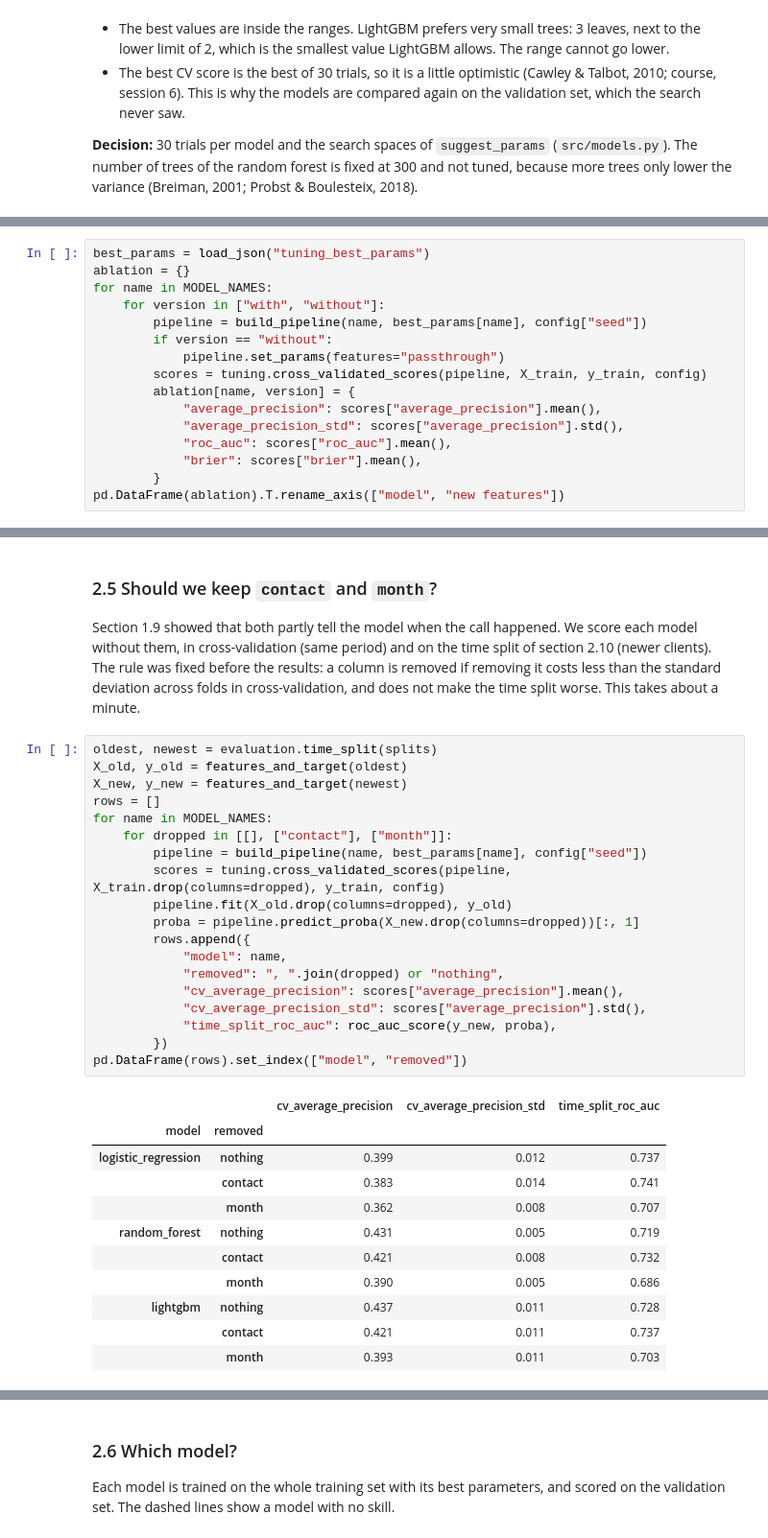
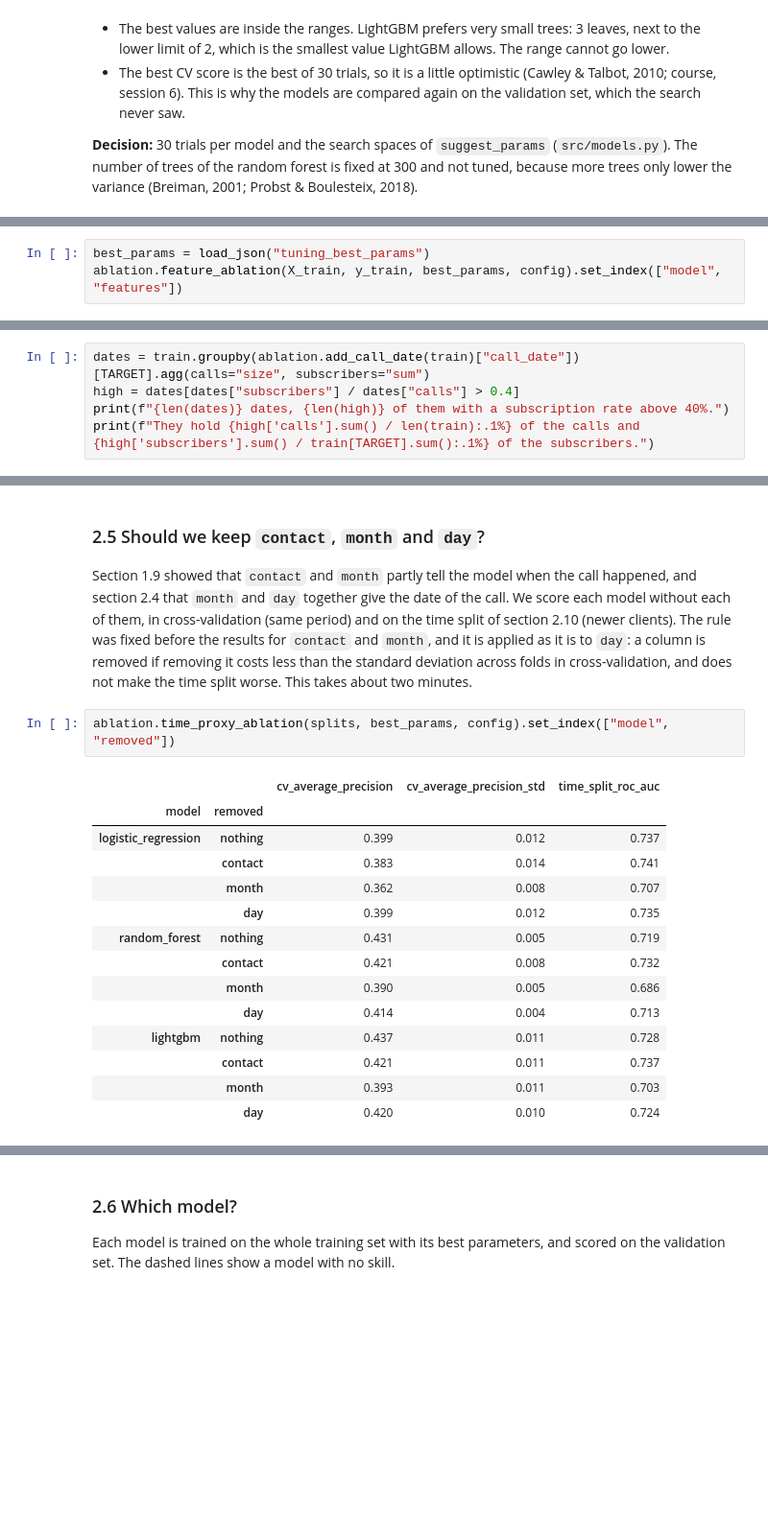
Before and after one commit to othmanedq/applied-ml, a Jupyter notebook: notebooks/design_choices.ipynb, the cells around one changed output, grey strips where cells are left out. Shown at 96% size. Saved outputs shown, nothing was run; the diff lists cells and outputs as text; blank space fills up the shorter version.

```diff
--- a/notebooks/design_choices.ipynb
+++ b/notebooks/design_choices.ipynb
@@ -348,17 +354,4 @@ Best parameters of each model, with and without `FeatureEngineer`. This takes ab
 # %%
 best_params = load_json("tuning_best_params")
-ablation = {}
-for name in MODEL_NAMES:
-    for version in ["with", "without"]:
-        pipeline = build_pipeline(name, best_params[name], config["seed"])
-        if version == "without":
-            pipeline.set_params(features="passthrough")
-        scores = tuning.cross_validated_scores(pipeline, X_train, y_train, config)
-        ablation[name, version] = {
-            "average_precision": scores["average_precision"].mean(),
-            "average_precision_std": scores["average_precision"].std(),
-            "roc_auc": scores["roc_auc"].mean(),
-            "brier": scores["brier"].mean(),
-        }
-pd.DataFrame(ablation).T.rename_axis(["model", "new features"])
+ablation.feature_ablation(X_train, y_train, best_params, config).set_index(["model", "features"])
 # %% [output]
@@ -372,0 +375,5 @@ pd.DataFrame(ablation).T.rename_axis(["model", "new features"])
+# %%
+dates = train.groupby(ablation.add_call_date(train)["call_date"])[TARGET].agg(calls="size", subscribers="sum")
+high = dates[dates["subscribers"] / dates["calls"] > 0.4]
+print(f"{len(dates)} dates, {len(high)} of them with a subscription rate above 40%.")
+print(f"They hold {high['calls'].sum() / len(train):.1%} of the calls and {high['subscribers'].sum() / train[TARGET].sum():.1%} of the subscribers.")
@@ -377,38 +389,24 @@ Neither feature improves any model: the differences are smaller than 0.002 AP, f
 # %% [markdown]
-### 2.5 Should we keep `contact` and `month`?
+### 2.5 Should we keep `contact`, `month` and `day`?
 
-Section 1.9 showed that both partly tell the model when the call happened. We score each model without them, in cross-validation (same period) and on the time split of section 2.10 (newer clients). The rule was fixed before the results: a column is removed if removing it costs less than the standard deviation across folds in cross-validation, and does not make the time split worse. This takes about a minute.
+Section 1.9 showed that `contact` and `month` partly tell the model when the call happened, and section 2.4 that `month` and `day` together give the date of the call. We score each model without each of them, in cross-validation (same period) and on the time split of section 2.10 (newer clients). The rule was fixed before the results for `contact` and `month`, and it is applied as it is to `day`: a column is removed if removing it costs less than the standard deviation across folds in cross-validation, and does not make the time split worse. This takes about two minutes.
 # %%
-oldest, newest = evaluation.time_split(splits)
-X_old, y_old = features_and_target(oldest)
-X_new, y_new = features_and_target(newest)
-rows = []
-for name in MODEL_NAMES:
-    for dropped in [[], ["contact"], ["month"]]:
-        pipeline = build_pipeline(name, best_params[name], config["seed"])
-        scores = tuning.cross_validated_scores(pipeline, X_train.drop(columns=dropped), y_train, config)
-        pipeline.fit(X_old.drop(columns=dropped), y_old)
-        proba = pipeline.predict_proba(X_new.drop(columns=dropped))[:, 1]
-        rows.append({
-            "model": name,
-            "removed": ", ".join(dropped) or "nothing",
-            "cv_average_precision": scores["average_precision"].mean(),
-            "cv_average_precision_std": scores["average_precision"].std(),
-            "time_split_roc_auc": roc_auc_score(y_new, proba),
-        })
-pd.DataFrame(rows).set_index(["model", "removed"])
+ablation.time_proxy_ablation(splits, best_params, config).set_index(["model", "removed"])
 # %% [output]
 |  |  | cv_average_precision | cv_average_precision_std | time_split_roc_auc |
 | model | removed |  |  |  |
 | logistic_regression | nothing | 0.399 | 0.012 | 0.737 |
 |  | contact | 0.383 | 0.014 | 0.741 |
 |  | month | 0.362 | 0.008 | 0.707 |
+|  | day | 0.399 | 0.012 | 0.735 |
 | random_forest | nothing | 0.431 | 0.005 | 0.719 |
 |  | contact | 0.421 | 0.008 | 0.732 |
 |  | month | 0.390 | 0.005 | 0.686 |
+|  | day | 0.414 | 0.004 | 0.713 |
 | lightgbm | nothing | 0.437 | 0.011 | 0.728 |
 |  | contact | 0.421 | 0.011 | 0.737 |
 |  | month | 0.393 | 0.011 | 0.703 |
+|  | day | 0.420 | 0.010 | 0.724 |
 # %% [markdown]
 - Removing `contact` costs 0.010 to 0.017 AP in cross-validation, more than the standard deviation across folds. On the time split, it gives a slightly better ROC-AUC (+0.004 to +0.013). Within one period, `contact = unknown` helps because it tells the model that the call is an early one, with a low rate. For newer clients, this information is useless.
 - Removing `month` costs about 0.04 AP in cross-validation, and it also lowers the ROC-AUC on the time split by about 0.03. So `month` is not only a sign of the period: it also carries signal for newer clients.
```
Also changed, not shown: parts of 11 cells of this notebook.
